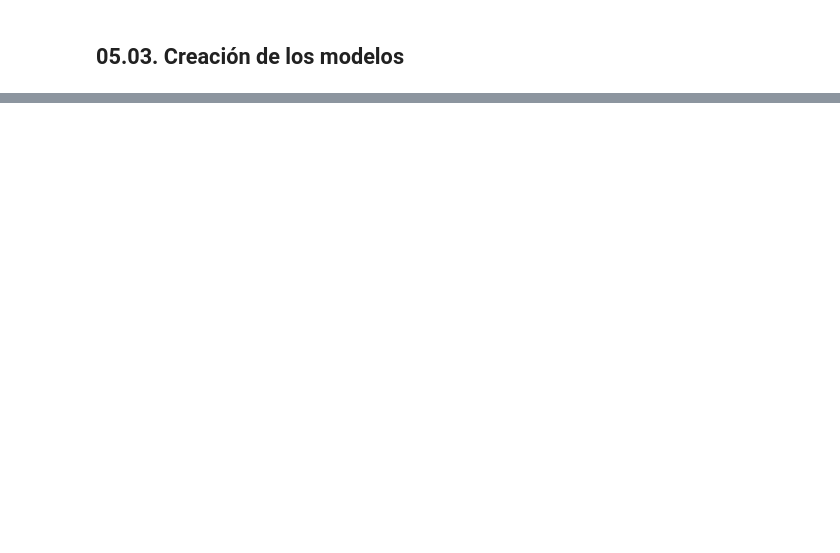
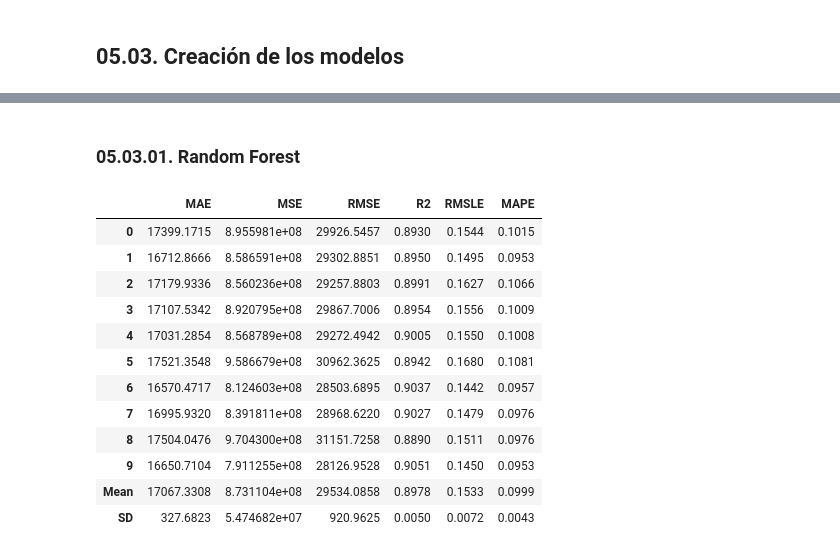
Before and after one commit to alexandergribenchenko/Acamica_P_04_Pycaret_Exploration_Project, a Jupyter notebook: Acamica_PY_04.ipynb, the cells around one changed output, grey strips where cells are left out. Cells and saved outputs as stored; diff of their text form; code cells hidden in the pictures; blank space fills up the shorter version.

```diff
--- a/Acamica_PY_04.ipynb
+++ b/Acamica_PY_04.ipynb
@@ -190,0 +272,18 @@ for model in best:
+# %% [markdown]
+### **05.03.01. Random Forest**
+# %%
+model_rf = create_model(best[0], fold=10)
+# %% [output]
+|  | MAE | MSE | RMSE | R2 | RMSLE | MAPE |
+| 0 | 17399.1715 | 8.955981e+08 | 29926.5457 | 0.8930 | 0.1544 | 0.1015 |
+| 1 | 16712.8666 | 8.586591e+08 | 29302.8851 | 0.8950 | 0.1495 | 0.0953 |
+| 2 | 17179.9336 | 8.560236e+08 | 29257.8803 | 0.8991 | 0.1627 | 0.1066 |
+| 3 | 17107.5342 | 8.920795e+08 | 29867.7006 | 0.8954 | 0.1556 | 0.1009 |
+| 4 | 17031.2854 | 8.568789e+08 | 29272.4942 | 0.9005 | 0.1550 | 0.1008 |
+| 5 | 17521.3548 | 9.586679e+08 | 30962.3625 | 0.8942 | 0.1680 | 0.1081 |
+| 6 | 16570.4717 | 8.124603e+08 | 28503.6895 | 0.9037 | 0.1442 | 0.0957 |
+| 7 | 16995.9320 | 8.391811e+08 | 28968.6220 | 0.9027 | 0.1479 | 0.0976 |
+| 8 | 17504.0476 | 9.704300e+08 | 31151.7258 | 0.8890 | 0.1511 | 0.0976 |
+| 9 | 16650.7104 | 7.911255e+08 | 28126.9528 | 0.9051 | 0.1450 | 0.0953 |
+| Mean | 17067.3308 | 8.731104e+08 | 29534.0858 | 0.8978 | 0.1533 | 0.0999 |
+| SD | 327.6823 | 5.474682e+07 | 920.9625 | 0.0050 | 0.0072 | 0.0043 |
```
Also changed, not shown: parts of 15 cells of this notebook.
